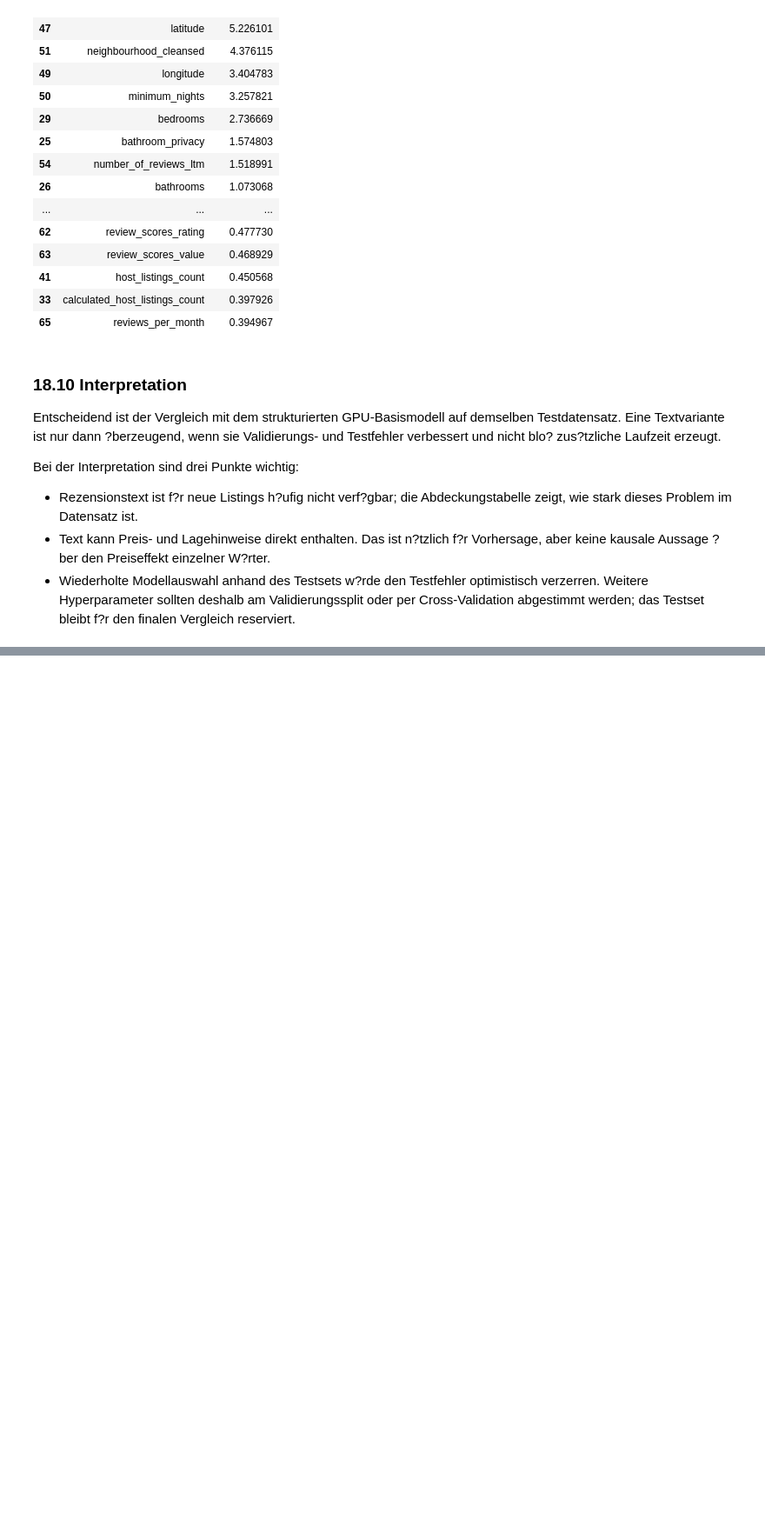
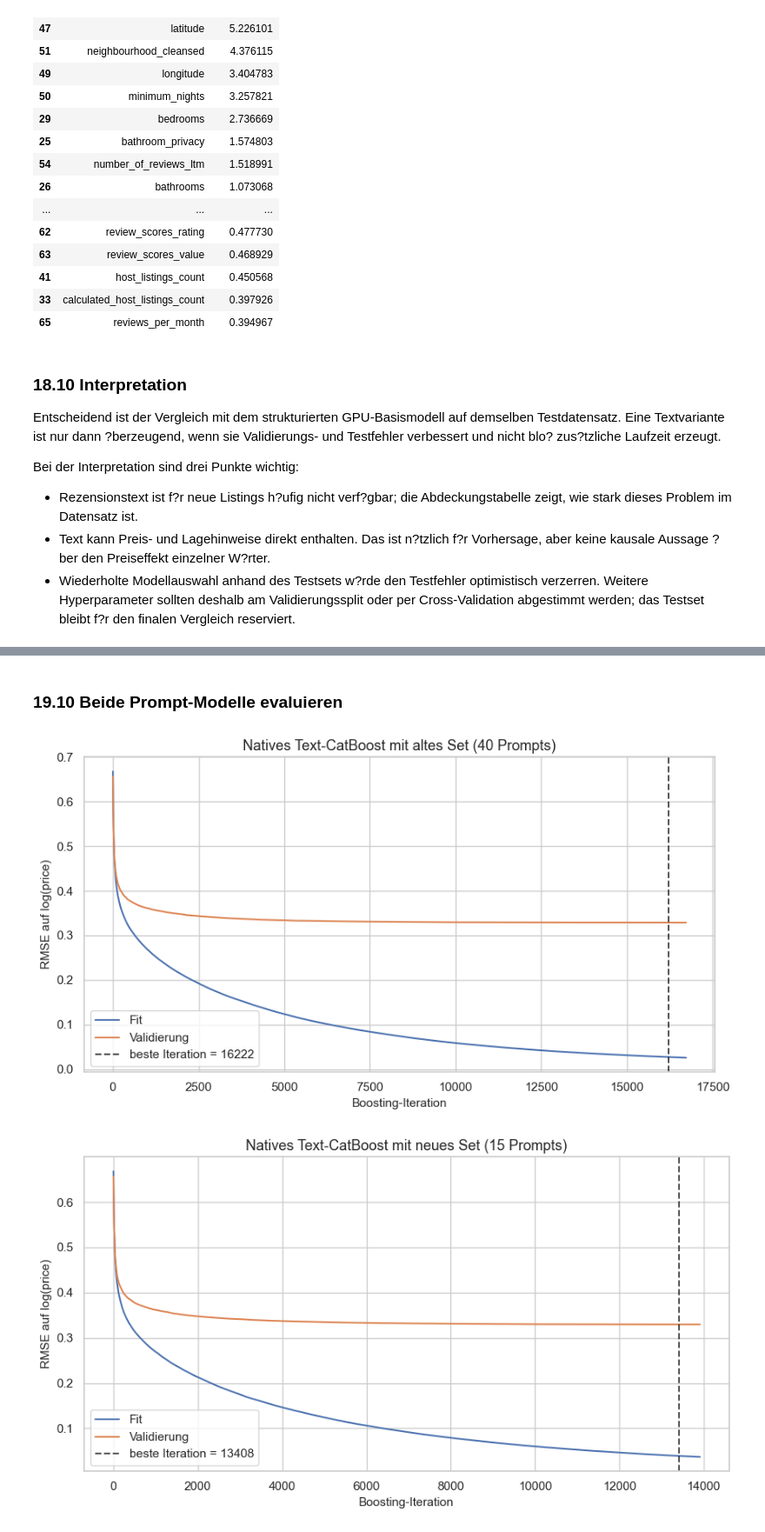
Before and after one commit to DrOetker007/Machine-Learning, a Jupyter notebook: Final_Project/price_univariate_exploration.ipynb, the cells around one changed output, grey strips where cells are left out. Shown at 87% size. Saved outputs shown, nothing was run; the diff lists cells and outputs as text; code cells hidden in the pictures; blank space fills up the shorter version.

```diff
--- a/Final_Project/price_univariate_exploration.ipynb
+++ b/Final_Project/price_univariate_exploration.ipynb
@@ -4219,0 +4937,55 @@ Bei der Interpretation sind drei Punkte wichtig:
+# %% [markdown]
+### 19.10 Beide Prompt-Modelle evaluieren
+# %%
+catboost_prompt_predictions = {}
+catboost_prompt_metrics = {}
+
+for set_name in ["old_40", "new_15"]:
+    model = catboost_prompt_models[set_name]
+    plot_catboost_learning_curve(
+        model,
+        f"Natives Text-CatBoost mit {prompt_set_labels[set_name]}",
+    )
+    prediction = model.predict(prompt_test_pools[set_name])
+    metrics = evaluate_log_price_model(
+        f"CatBoost - native text + {prompt_set_labels[set_name]}",
+        y_test,
+        prediction,
+    )
+    catboost_prompt_predictions[set_name] = prediction
+    catboost_prompt_metrics[set_name] = metrics
+
+prompt_model_comparison = pd.DataFrame([
+    {
+        **catboost_native_text_metrics,
+        "Prompt-Set": "keine Bildfeatures",
+        "Max. Iterationen": 4_000,
+        "Lernrate": 0.10,
+        "Trainingszeit Minuten": catboost_native_text_training_seconds / 60,
+    },
+    *[
+        {
+            **catboost_prompt_metrics[set_name],
+            "Prompt-Set": prompt_set_labels[set_name],
+            "Max. Iterationen": PROMPT_MAX_ITERATIONS,
+            "Lernrate": PROMPT_LEARNING_RATE,
+            "Trainingszeit Minuten": catboost_prompt_training_seconds[set_name] / 60,
+        }
+        for set_name in ["old_40", "new_15"]
+    ],
+]).set_index("Modell").sort_values("RMSE log(price)")
+
+prompt_model_comparison[[
+    "Prompt-Set",
+    "Max. Iterationen",
+    "Lernrate",
+    "Trainingszeit Minuten",
+    "RMSE log(price)",
+    "MAE log(price)",
+    "R\u00b2 log(price)",
+    "MAE price",
+    "Median AE price",
+]]
+# %% [output]
+[figure, added]
+[figure, added]
```
Also changed, not shown: parts of 22 cells of this notebook, 4 other files.
